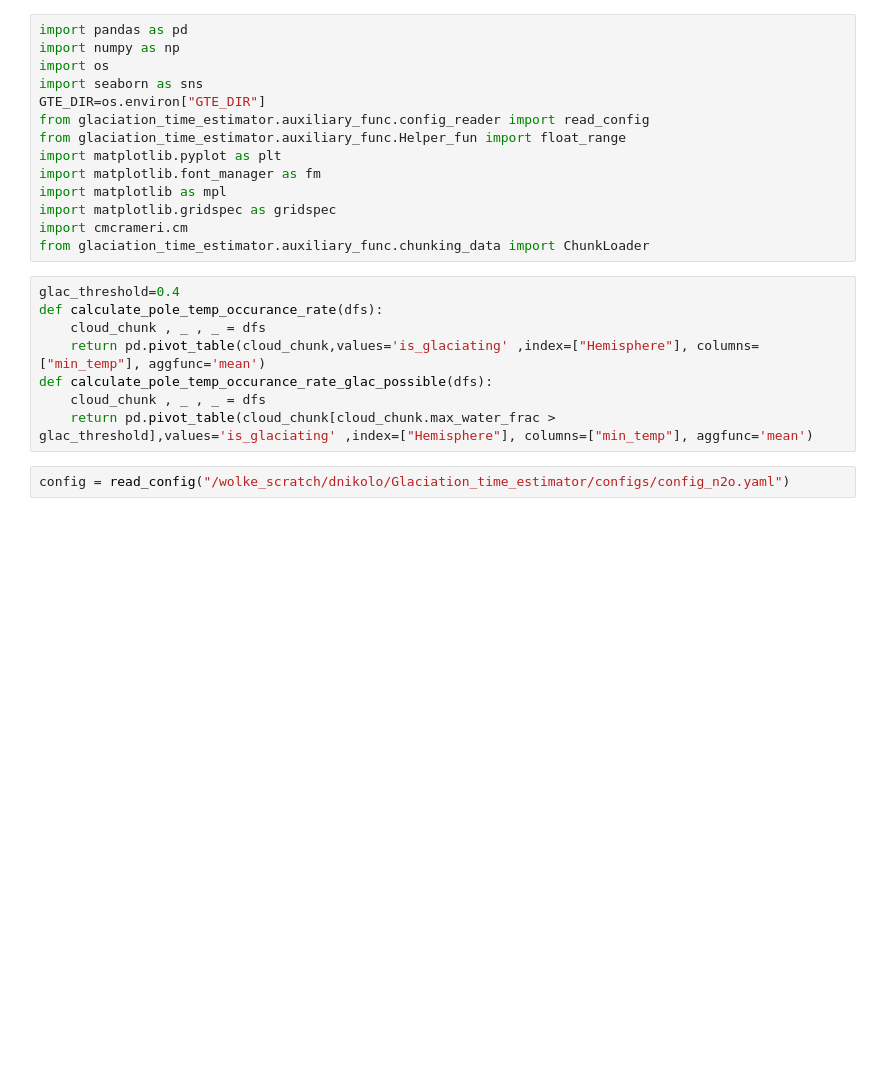
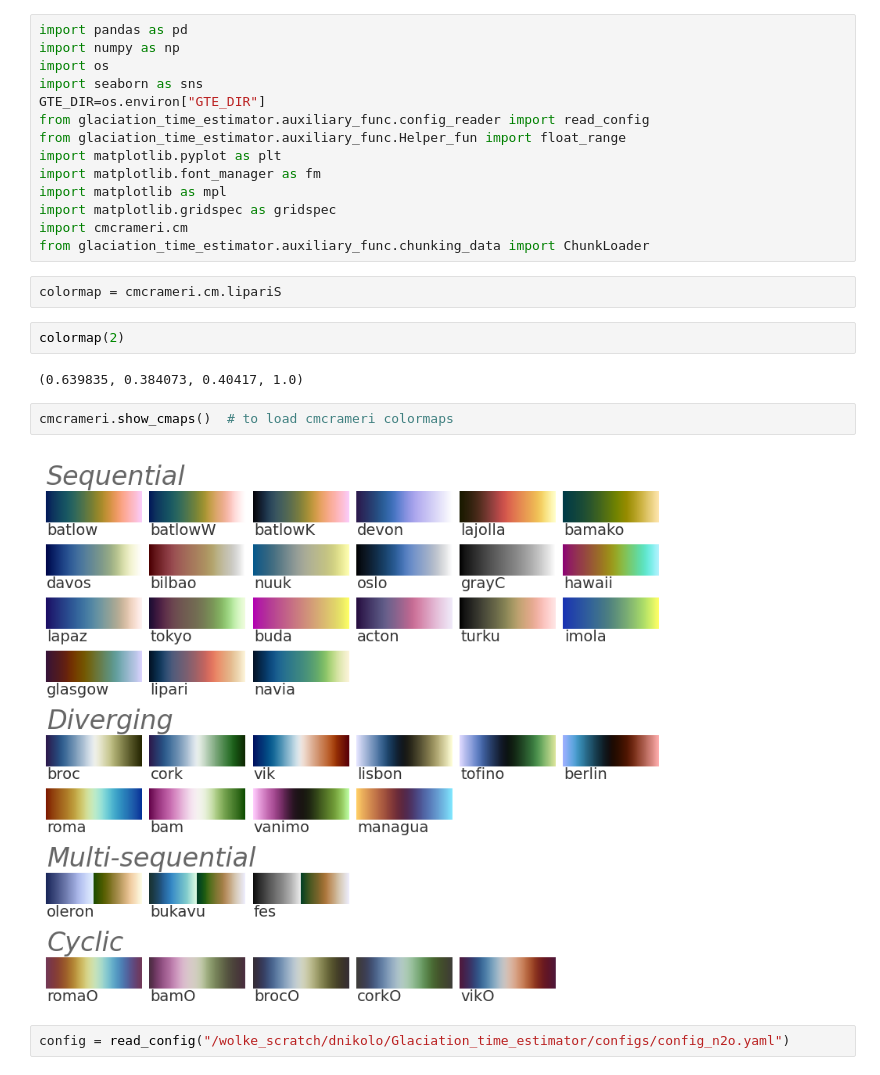
Before and after one commit to DragomirNikolov/MSGI, a Jupyter notebook: plotting_occ_rate_1deg.ipynb, the cells around one changed output. Drawn from its saved outputs; the diff is of its cells as text; blank space fills up the shorter version.

```diff
--- a/plotting_occ_rate_1deg.ipynb
+++ b/plotting_occ_rate_1deg.ipynb
@@ -12,13 +12,15 @@ import matplotlib as mpl
 import matplotlib.gridspec as gridspec
 import cmcrameri.cm
 from glaciation_time_estimator.auxiliary_func.chunking_data import ChunkLoader
-# %%
-glac_threshold=0.4
-def calculate_pole_temp_occurance_rate(dfs):
-    cloud_chunk , _ , _ = dfs
-    return pd.pivot_table(cloud_chunk,values='is_glaciating' ,index=["Hemisphere"], columns=["min_temp"], aggfunc='mean')
-def calculate_pole_temp_occurance_rate_glac_possible(dfs):
-    cloud_chunk , _ , _ = dfs
-    return pd.pivot_table(cloud_chunk[cloud_chunk.max_water_frac > glac_threshold],values='is_glaciating' ,index=["Hemisphere"], columns=["min_temp"], aggfunc='mean')
+# %%
+colormap = cmcrameri.cm.lipariS
+# %%
+colormap(2)
+# %% [output]
+(0.639835, 0.384073, 0.40417, 1.0)
+# %%
+cmcrameri.show_cmaps()  # to load cmcrameri colormaps
+# %% [output]
+[figure, added]
 # %%
 config = read_config("/wolke_scratch/dnikolo/Glaciation_time_estimator/configs/config_n2o.yaml")
```
Also changed, not shown: parts of 49 cells of this notebook, 14 other files.
